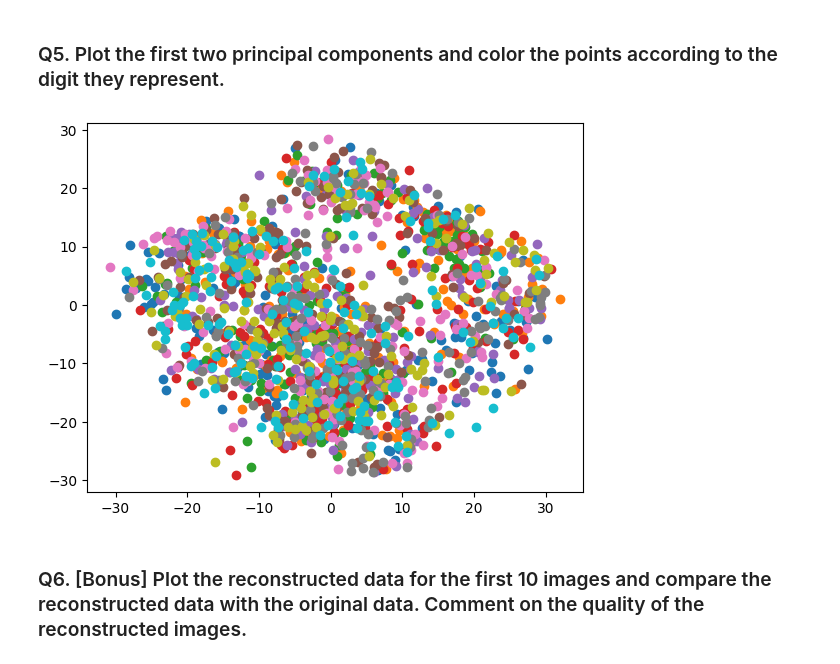
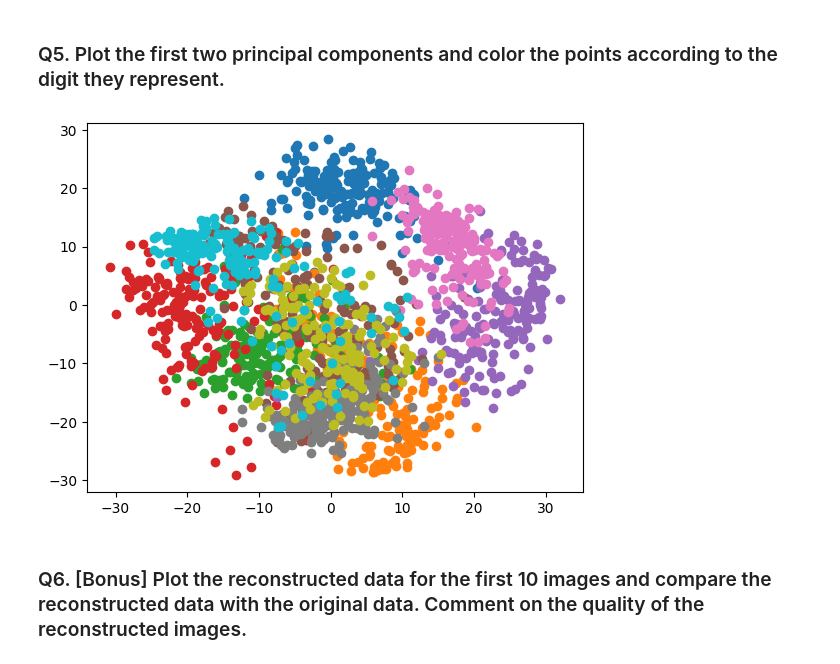
Before and after one commit to PraneethJain/Linear-Algebra, a Jupyter notebook: Assignment_6/2022101093_Q2.ipynb, the cells around one changed output. Drawn from its saved outputs; the diff is of its cells as text; code cells hidden in the pictures.

```diff
--- a/Assignment_6/2022101093_Q2.ipynb
+++ b/Assignment_6/2022101093_Q2.ipynb
@@ -155,19 +155,15 @@ reduced_data = reduced_matrix(X, highest_components)
 reconstructed_data = np.matmul(reduced_data, highest_components.T)
 # %% [markdown]
 ### Q5. Plot the first two principal components and color the points according to the digit they represent.
-# %%
-top_two_vecs = top_components(covariance_matrix, 2)
-two_reduced_matrix = reduced_matrix(X, top_two_vecs)
-if (True):            # To not show list output
-  [
-      plt.scatter(
-          two_reduced_matrix[i::10][:, 0],
-        two_reduced_matrix[i::10][:, 1],
-      )
-      for i in range(10)
-  ]
-# %% [output]
-[figure, removed]
+# %%
+D = {i:[] for i in range(10)}
+[D[digit].append(vec) for digit, vec in zip(load_digits().target, reduced_matrix(X, top_components(covariance_matrix, 2)))]
+
+for v in D.values():
+  x = np.array(v)
+  plt.scatter(x[:,0], x[:,1])
+# %% [output]
+[figure, added]
 # %% [markdown]
 
 ### Q6. [Bonus] Plot the reconstructed data for the first 10 images and compare the reconstructed data with the original data. Comment on the quality of the reconstructed images.
```
Also changed, not shown: 1 other file.
